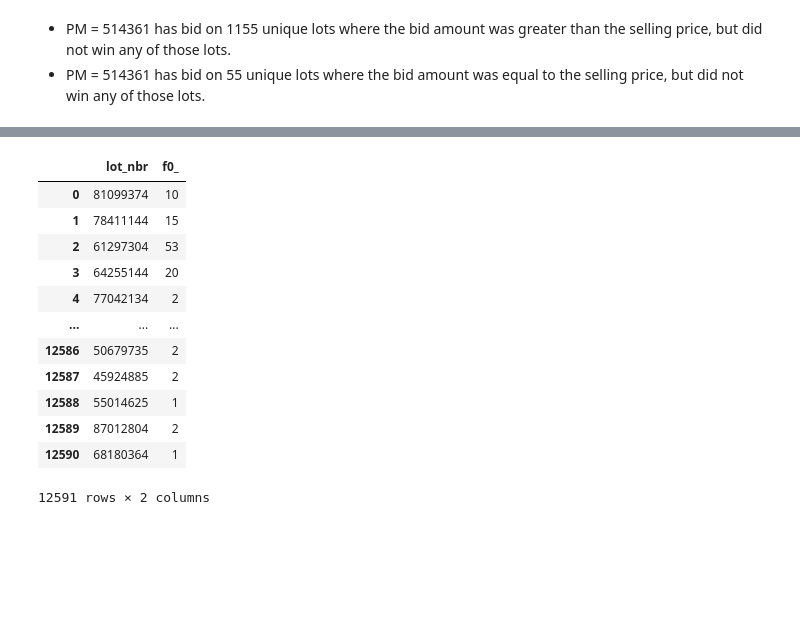
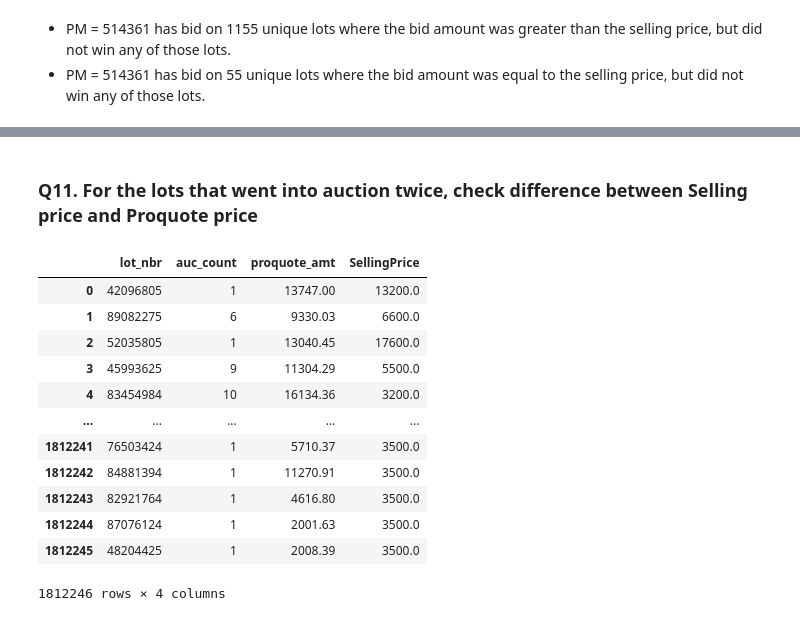
Before and after one commit to srijan-deo/Churn-Premier-Members, a Jupyter notebook: Premier-Behavior-Patterns.ipynb, the cells around one changed output, grey strips where cells are left out. Drawn from its saved outputs; the diff is of its cells as text; code cells hidden in the pictures; blank space fills up the shorter version.

```diff
--- a/Premier-Behavior-Patterns.ipynb
+++ b/Premier-Behavior-Patterns.ipynb
@@ -1147,27 +1233,29 @@ lot_nbr_list_str = ','.join(str(x) for x in lot_nbr_list)
+# %% [markdown]
+### Q11. For the lots that went into auction twice, check difference between Selling price and Proquote price
 # %%
 query11 = f"""
-select lot_nbr, count(distinct auc_id)
-from `cprtpr-dataplatform-sp1`.usviews.v_us_lot_auction_fact_ads
-where lot_nbr in ({lot_nbr_list_str})
-    group by 1
+select l.lot_nbr, count(distinct a.auc_id) as auc_count, coalesce(l.proquote_amt_new, l.proquote_amt) as proquote_amt, l.high_bid_amt as SellingPrice
+from `cprtpr-dataplatform-sp1`.usviews.v_us_lot_fact l
+join `cprtpr-dataplatform-sp1`.usviews.v_us_lot_auction_fact_ads a
+on l.lot_nbr = a.lot_nbr
+where inv_dt is not null and inv_dt between '2024-12-01' and '2025-05-31'
+group by l.lot_nbr, coalesce(l.proquote_amt_new, l.proquote_amt), l.high_bid_amt
 """
 
-lots_greater_tha_10bids = client.query(query11).to_dataframe()
+lots_run_multiple_auctions = client.query(query11).to_dataframe()
 # %%
-## Lots where PMs bid more than the selling price and the number of auctions for those lots
-
-lots_greater_tha_10bids
+lots_run_multiple_auctions
 # %% [output]
-|  | lot_nbr | f0_ |
-| 0 | 81099374 | 10 |
-| 1 | 78411144 | 15 |
-| 2 | 61297304 | 53 |
-| 3 | 64255144 | 20 |
-| 4 | 77042134 | 2 |
-| ... | ... | ... |
-| 12586 | 50679735 | 2 |
-| 12587 | 45924885 | 2 |
-| 12588 | 55014625 | 1 |
-| 12589 | 87012804 | 2 |
-| 12590 | 68180364 | 1 |
+|  | lot_nbr | auc_count | proquote_amt | SellingPrice |
+| 0 | 42096805 | 1 | 13747.00 | 13200.0 |
+| 1 | 89082275 | 6 | 9330.03 | 6600.0 |
+| 2 | 52035805 | 1 | 13040.45 | 17600.0 |
+| 3 | 45993625 | 9 | 11304.29 | 5500.0 |
+| 4 | 83454984 | 10 | 16134.36 | 3200.0 |
+| ... | ... | ... | ... | ... |
+| 1812241 | 76503424 | 1 | 5710.37 | 3500.0 |
+| 1812242 | 84881394 | 1 | 11270.91 | 3500.0 |
+| 1812243 | 82921764 | 1 | 4616.80 | 3500.0 |
+| 1812244 | 87076124 | 1 | 2001.63 | 3500.0 |
+| 1812245 | 48204425 | 1 | 2008.39 | 3500.0 |
-12591 rows × 2 columns
+1812246 rows × 4 columns
```
Also changed, not shown: parts of 36 cells of this notebook.
